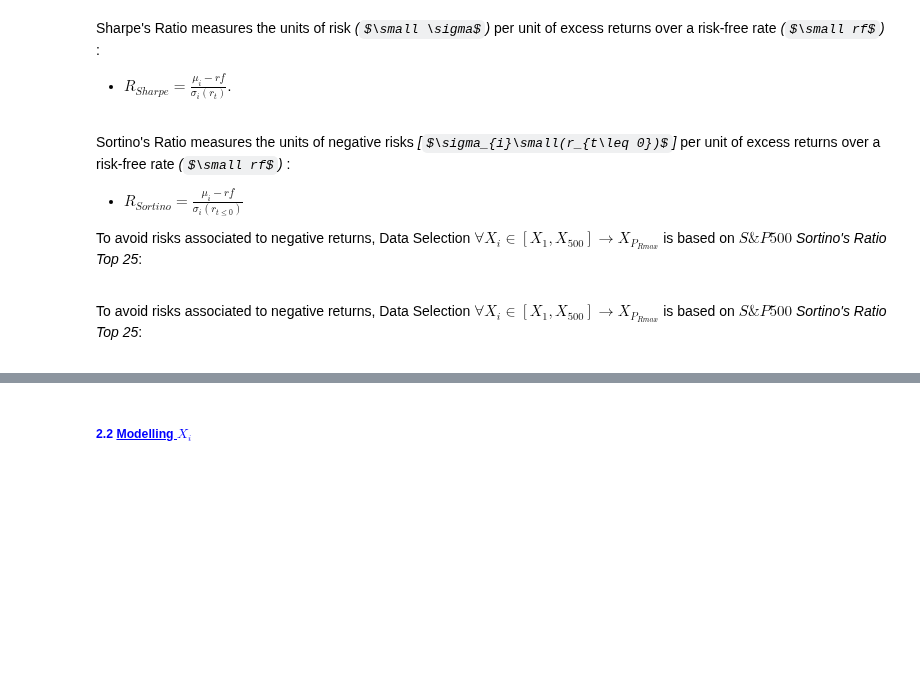
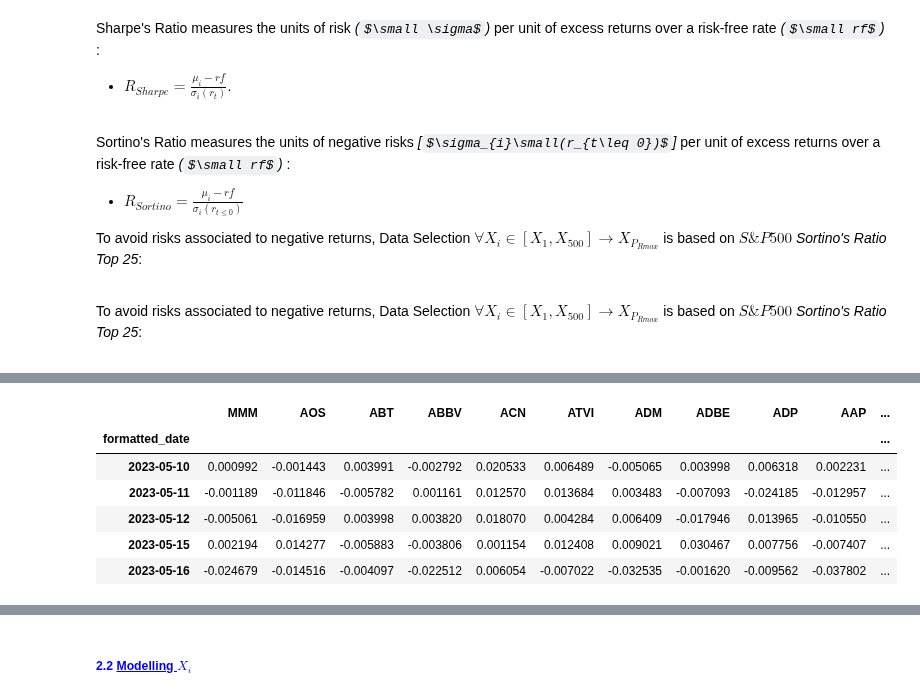
Before and after one commit to EMarquez7/Examen-de-Simulaci-n-2, a Jupyter notebook: Optimization.ipynb, the cells around one changed output, grey strips where cells are left out. Saved outputs shown, nothing was run; the diff lists cells and outputs as text; code cells hidden in the pictures; some formulas as TeX source; blank space fills up the shorter version.

```diff
--- a/Optimization.ipynb
+++ b/Optimization.ipynb
@@ -248,0 +245,10 @@ Sortino25 = vs.selection_data(SP_Assets_r.loc["2020-03-02":today], 0.0169, "$X_i
+# %%
+selection_data(SP_Assets_r, 'Simple', rf, best, start, execution_date)[1].tail()
+# %% [output]
+|  | MMM | AOS | ABT | ABBV | ACN | ATVI | ADM | ADBE | ADP | AAP | ... |
+| formatted_date |  |  |  |  |  |  |  |  |  |  | ... |
+| 2023-05-10 | 0.000992 | -0.001443 | 0.003991 | -0.002792 | 0.020533 | 0.006489 | -0.005065 | 0.003998 | 0.006318 | 0.002231 | ... |
+| 2023-05-11 | -0.001189 | -0.011846 | -0.005782 | 0.001161 | 0.012570 | 0.013684 | 0.003483 | -0.007093 | -0.024185 | -0.012957 | ... |
+| 2023-05-12 | -0.005061 | -0.016959 | 0.003998 | 0.003820 | 0.018070 | 0.004284 | 0.006409 | -0.017946 | 0.013965 | -0.010550 | ... |
+| 2023-05-15 | 0.002194 | 0.014277 | -0.005883 | -0.003806 | 0.001154 | 0.012408 | 0.009021 | 0.030467 | 0.007756 | -0.007407 | ... |
+| 2023-05-16 | -0.024679 | -0.014516 | -0.004097 | -0.022512 | 0.006054 | -0.007022 | -0.032535 | -0.001620 | -0.009562 | -0.037802 | ... |
```
Also changed, not shown: parts of 39 cells of this notebook, 2 other files.
